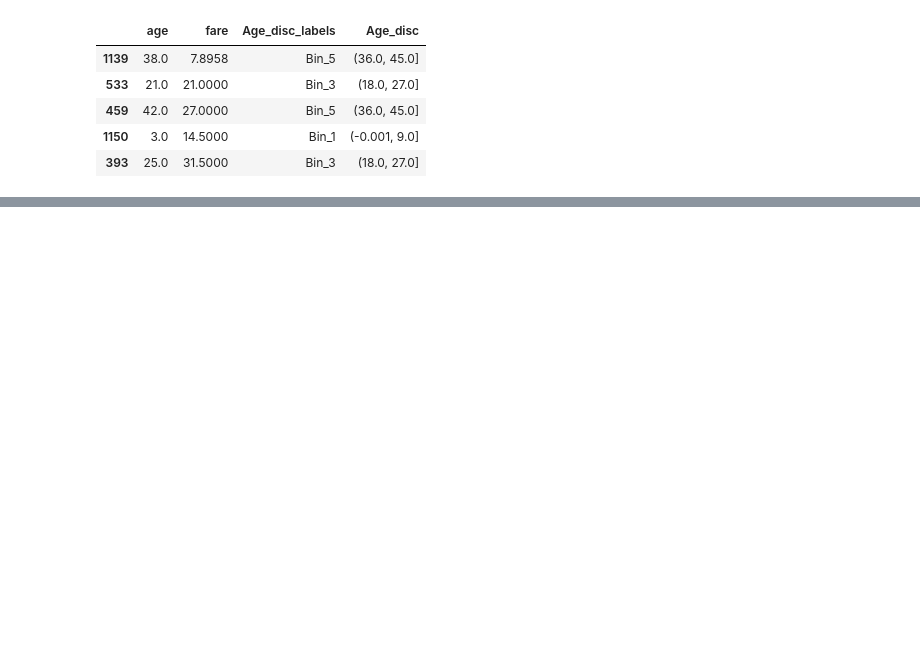
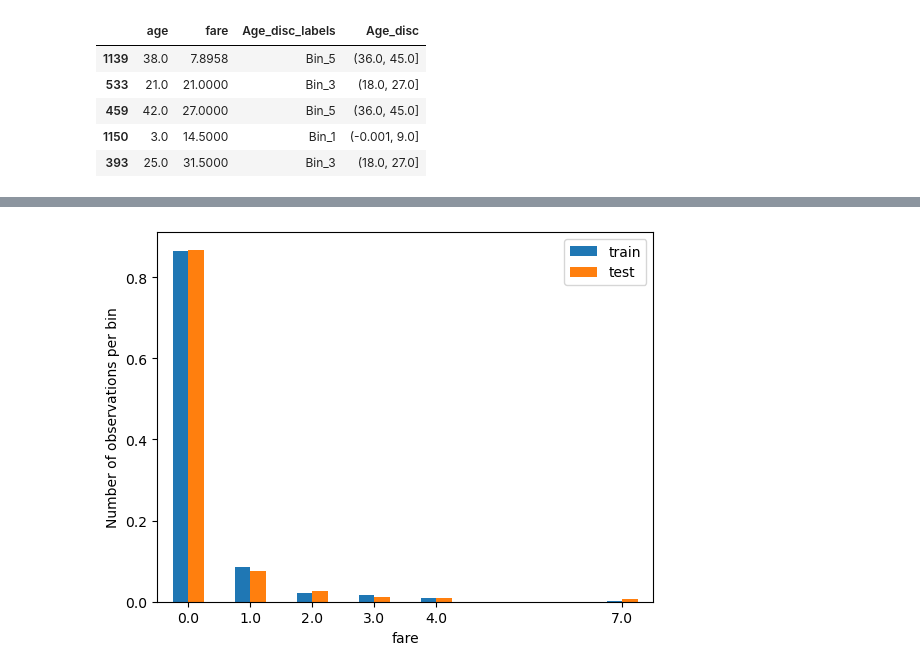
Before and after one commit to pvsnp9/Feature-Enginering, a Jupyter notebook: section_discretization/01_Equal_width.ipynb, the cells around one changed output, grey strips where cells are left out. Cells and saved outputs as stored; diff of their text form; code cells hidden in the pictures; blank space fills up the shorter version.

```diff
--- a/section_discretization/01_Equal_width.ipynb
+++ b/section_discretization/01_Equal_width.ipynb
@@ -268,0 +327,12 @@ tmp.plot(kind='bar')
+# %%
+t1 = train_t.groupby(['fare'])['fare'].count() / len(train_t)
+t2 = test_t.groupby(['fare'])['fare'].count() / len(test_t)
+
+tmp = pd.concat([t1, t2], axis=1)
+tmp.columns = ['train', 'test']
+tmp.plot.bar()
+plt.xticks(rotation=0)
+plt.ylabel('Number of observations per bin')
+plt.show()
+# %% [output]
+[figure, added]
```
Also changed, not shown: parts of 10 cells of this notebook, 1 other file.
